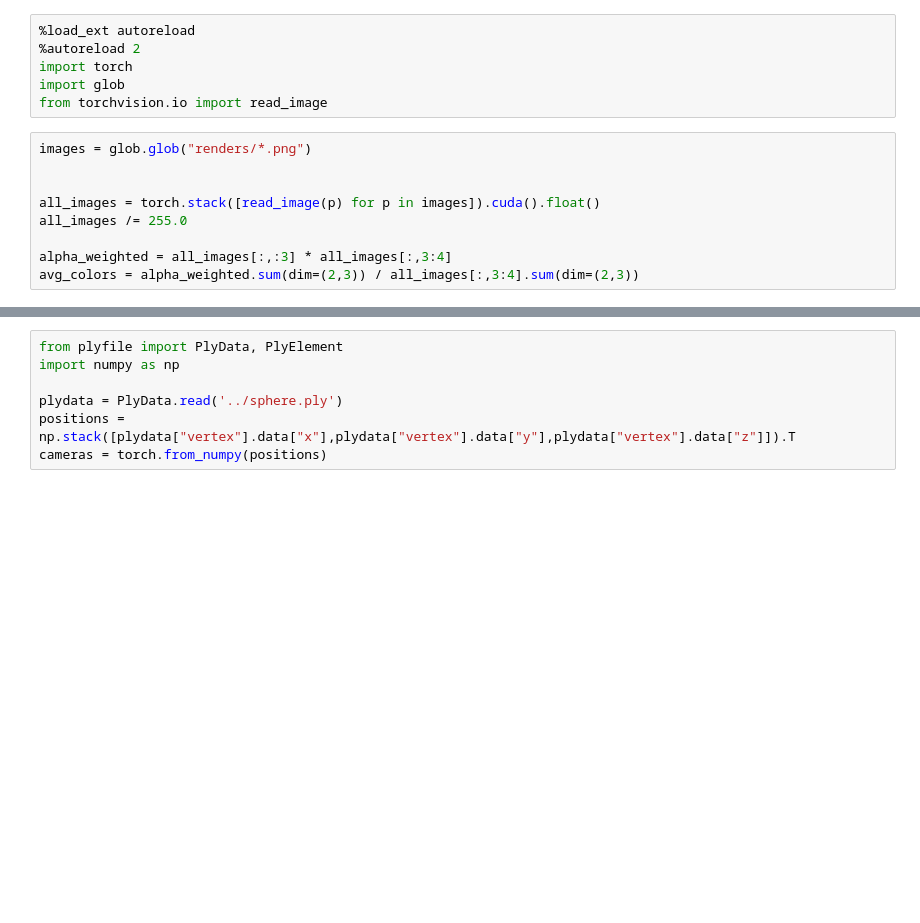
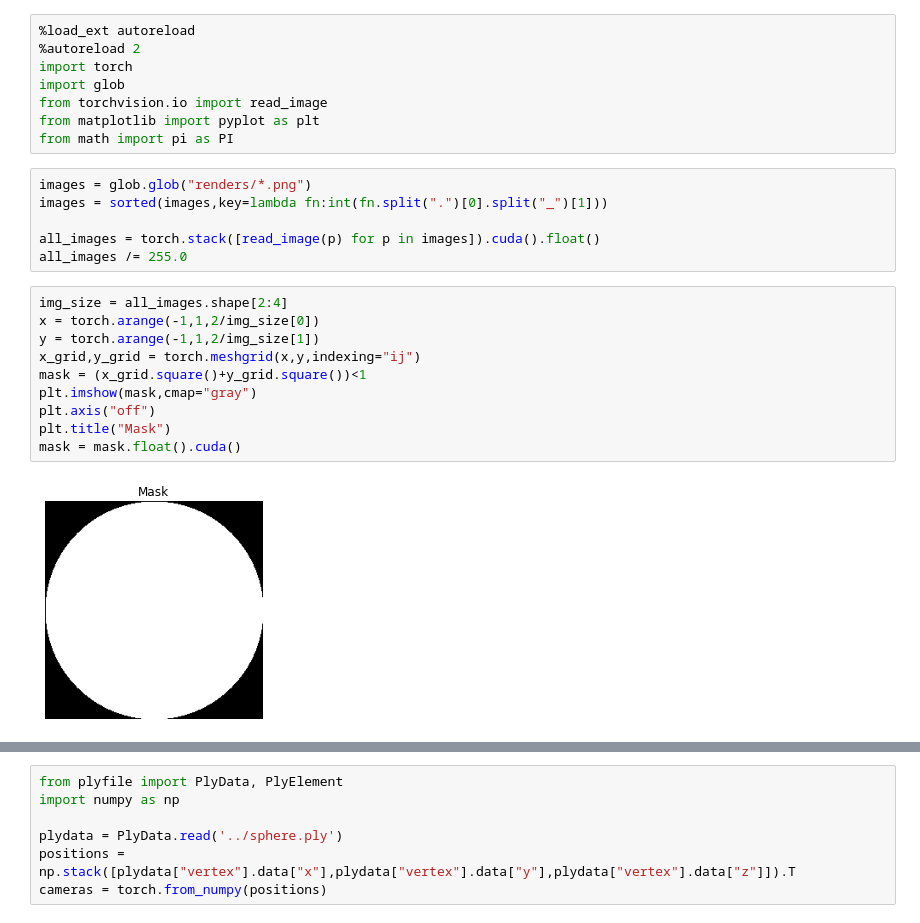
Before and after one commit to KeKsBoTer/punctum, a Jupyter notebook: dataset/dataset_creation.ipynb, the cells around one changed output, grey strips where cells are left out. Cells and saved outputs as stored; diff of their text form; blank space fills up the shorter version.

```diff
--- a/dataset/dataset_creation.ipynb
+++ b/dataset/dataset_creation.ipynb
@@ -4,12 +4,23 @@
 import torch
 import glob
 from torchvision.io import read_image
+from matplotlib import pyplot as plt
+from math import pi as PI
 # %%
 images = glob.glob("renders/*.png")
-
+images = sorted(images,key=lambda fn:int(fn.split(".")[0].split("_")[1]))
 
 all_images = torch.stack([read_image(p) for p in images]).cuda().float()
 all_images /= 255.0
-
-alpha_weighted = all_images[:,:3] * all_images[:,3:4]
-avg_colors = alpha_weighted.sum(dim=(2,3)) / all_images[:,3:4].sum(dim=(2,3))
+# %%
+img_size = all_images.shape[2:4]
+x = torch.arange(-1,1,2/img_size[0])
+y = torch.arange(-1,1,2/img_size[1])
+x_grid,y_grid = torch.meshgrid(x,y,indexing="ij")
+mask = (x_grid.square()+y_grid.square())<1
+plt.imshow(mask,cmap="gray")
+plt.axis("off")
+plt.title("Mask")
+mask = mask.float().cuda()
+# %% [output]
+[figure, added]
```
Also changed, not shown: parts of 15 cells of this notebook, 4 other files.
